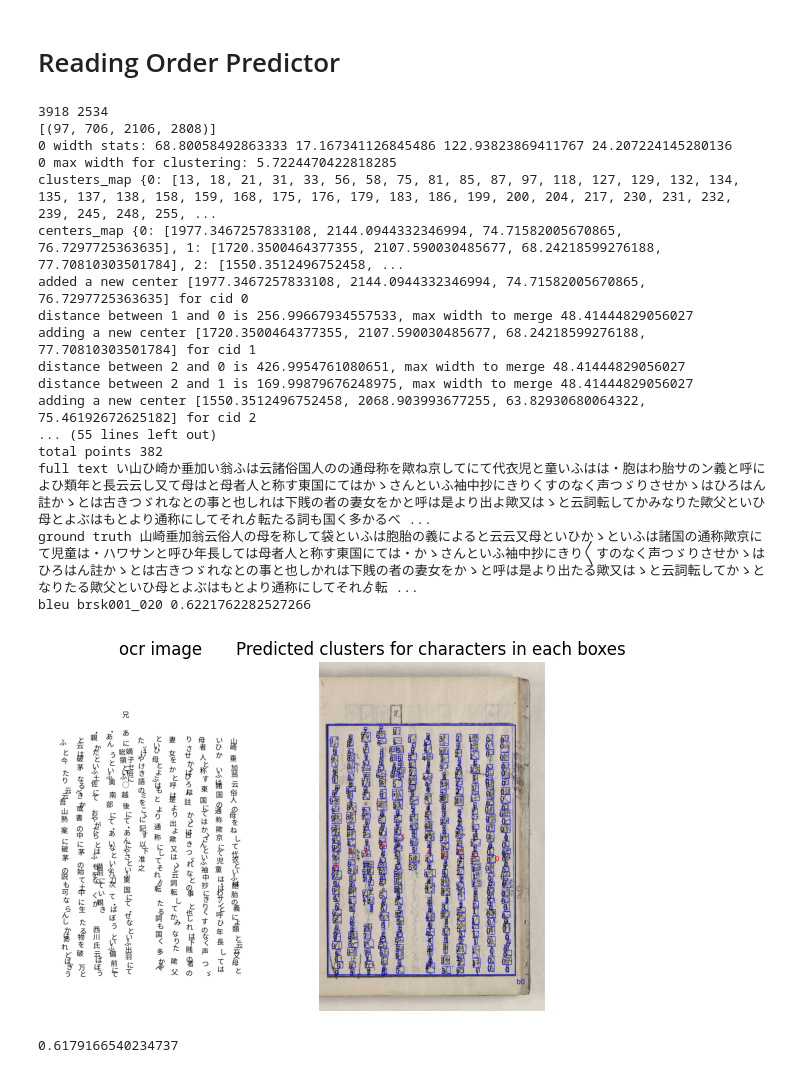
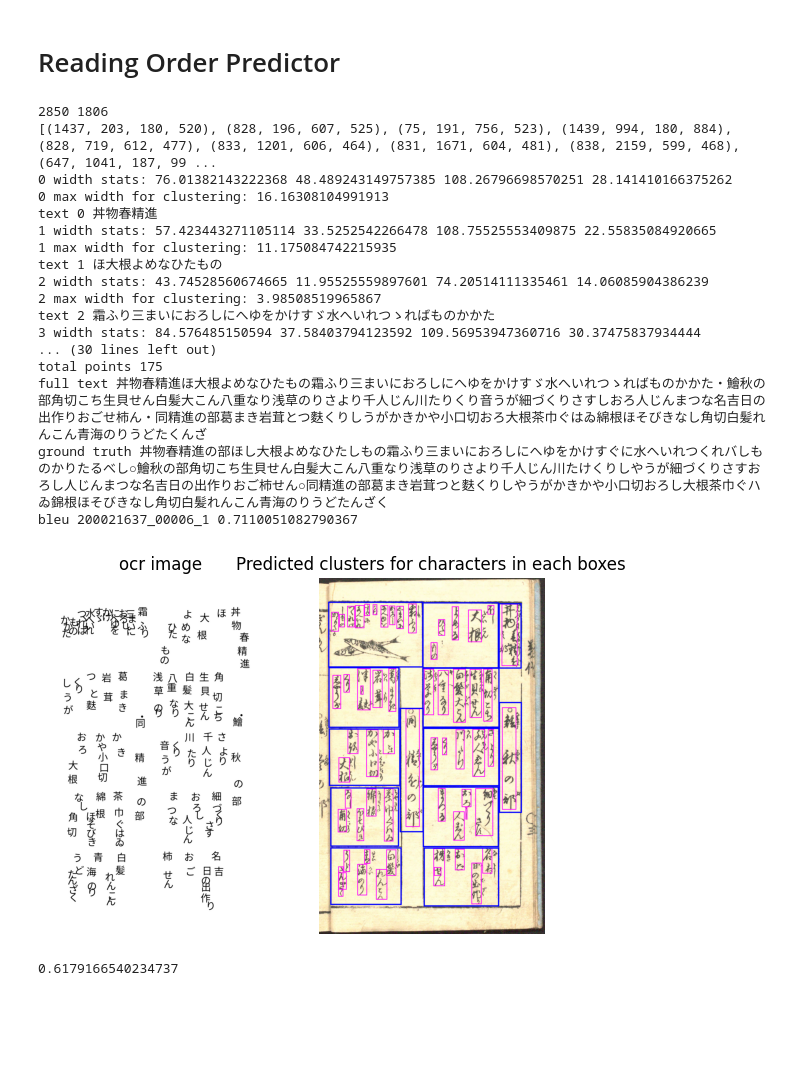
Before and after one commit to aumahesh-mids/kuzushiji-recognition, a Jupyter notebook: Reading Order Predictor.ipynb, the cells around one changed output. Drawn from its saved outputs; the diff is of its cells as text; code cells hidden in the pictures; blank space fills up the shorter version.

Commit message:
finetuned clustering

```diff
--- a/Reading Order Predictor.ipynb
+++ b/Reading Order Predictor.ipynb
@@ -311,6 +319,7 @@ class KuzushijiReadingOrderPredictor:
         ocr_filename, unicodes, bboxes = self._ocr(filename)
         if show_intermdiate_results:
             self.show_text_order_bboxes(filename, ocr_filename, text_order_bboxes)
+            self.show_ocr_bounding_bboxes(filename, bboxes, text_order_bboxes)
         text = self._cluster(filename, ocr_filename, text_order_bboxes, unicodes, bboxes)
         return text
 
@@ -341,7 +350,7 @@ class KuzushijiReadingOrderPredictor:
     def _save_ocr_image(self, orig_filename, unicodes, bboxes,
                         rewrite=True,
                         limit=-1):
-        ocr_file = os.path.join(self.save_folder, os.path.basename(orig_filename))
+        ocr_file = os.path.join(self.save_folder, 'ocr-{}'.format(os.path.basename(orig_filename)))
         if not rewrite and os.path.exists(ocr_file):
             return
         cv2img = cv2.imread(orig_filename)
@@ -357,6 +366,18 @@ class KuzushijiReadingOrderPredictor:
         cv2.imwrite(ocr_file, cv2ocr)
         pred_image.close()
         return ocr_file
+
+    def show_ocr_bounding_bboxes(self, filename, bboxes, text_order_bboxes):
+        bboxes_filename = os.path.join(self.save_folder, 'ocr-bbox-{}'.format(os.path.basename(filename)))
+        pred_img = Image.open(filename)
+        pred_draw = ImageDraw.Draw(pred_img)
+        for bbox in bboxes:
+            x, y, w, h = bbox
+            pred_draw.rectangle([(x, y), (w, h)], outline='green', width=5)
+        for bbox in text_order_bboxes:
+            x, y, w, h = bbox
+            pred_draw.rectangle([(x, y), (x + w, y + h)], outline='blue', width=10)
+        pred_img.save(bboxes_filename)
 
     def show_text_order_bboxes(self, orig_filename, ocr_filename, text_order_bboxes):
         plt.subplot(1, 2, 1)
@@ -397,13 +418,16 @@ def ordered_bboxes(bbox_dict):
 # filename = '/home/ec2-user/code/t-hanya/kuzushiji-recognition/data/new_images/image1.jpeg'
 # filename = '/home/ec2-user/code/restor-ai-tion/data/full/200021763/images/200021763_00016_1.jpg'
 # working below 2 lines
-# filename = '/home/ec2-user/code/restor-ai-tion/data/full/200021637/images/200021637_00006_1.jpg'
-# bbox_dict = {"1":"1430,198,188,524","2":"824,200,600,516","3":"81,195,747,517","4":"1437,981,180,959","5":"827,721,610,476","6":"830,1205,604,456","7":"837,1674,593,473","8":"841,2156,603,465","9":"648,1026,176,1102","10":"85,721,569,469","11":"85,1204,558,468","12":"93,1679,560,457","13":"96,2156,563,467"}
+filename = '/home/ec2-user/code/restor-ai-tion/data/full/200021637/images/200021637_00006_1.jpg'
+bbox_dict = {"1":"1437,203,180,520","2":"828,196,607,525","3":"75,191,756,523","4":"1439,994,180,884","5":"828,719,612,477","6":"833,1201,606,464","7":"831,1671,604,481","8":"838,2159,599,468","9":"647,1041,187,992","10":"77,715,564,482","11":"80,1206,568,456","12":"92,1678,545,470","13":"92,2158,566,457"}
 # bbox_dict = {"2":"829,200,608,513", "5":"822,715,615,480","6":"830,1204,609,461"}
 # bbox_dict = {"10":"74,719,577,468"}
 # filename = '/home/ec2-user/code/restor-ai-tion/data/full/200021637/images/200021637_00018_2.jpg'
-filename = '/home/ec2-user/code/restor-ai-tion/data/full/brsk00000/images/brsk001_020.jpg'
-bbox_dict = {"1":"97.9921875,706,2106,2808"}
+# filename = '/home/ec2-user/code/restor-ai-tion/data/full/brsk00000/images/brsk001_020.jpg'
+# # whole image
+# bbox_dict = {"1":"97.9921875,706,2106,2808"}
+# # column wise
+# bbox_dict = {"1":"2009.9921875,801,192,2703","2":"1831.9921875,807,166,2696","3":"1652.9921875,813,169,2694","4":"1495.9921875,806,154,2699","5":"1326.9921875,798,159,2706","6":"1145.9921875,788,166,2722","7":"985.9921875,783,144,1652","8":"792.9921875,712,184,2794","9":"628.9921875,722,149,2784","10":"457.9921875,709,157,2810","11":"264.9921875,775,191,2755","12":"99.9921875,792,160,2727"}
 # filename = '/home/ec2-user/code/restor-ai-tion/data/full/100241706/images/100241706_00002_2.jpg'
 # bbox_dict = {"1":"133.0008544921875,910.001220703125,1947.0125732421875,2716.017578125"}
 # working below 5 lines
@@ -412,51 +436,51 @@ bbox_dict = {"1":"97.9921875,706,2106,2808"}
 # bbox_dict = {"1":"2044.6380615234375,933.426025390625,194.4637451171875,2741.93896484375","2":"1769.6107177734375,925.0918579101562,194.4637451171875,2769.7196655273438","3":"1458.46875,927.8699340820312,230.5784912109375,2741.9389038085938","4":"1211.221923828125,925.0918579101562,197.2418212890625,2733.6049194335938","5":"936.1946411132812,916.7576904296875,183.35150146484375,2733.6048583984375","6":"669.50146484375,925.0918579101562,177.79547119140625,2730.8268432617188","7":"355.5814208984375,916.7576904296875,213.91009521484375,2728.0487060546875"}
 # # whole image as 1 bbox for 100241706_00003_1
 # bbox_dict = {"1":"322.0020751953125,890.0009765625,1981.0128173828125,2779.017822265625"}
 cv2img = cv2.imread(filename)
 n, m = cv2img.shape[0], cv2img.shape[1]
 print(n, m)
 
 # bbox_dict= {"1":"493,43,74,776","2":"410,43,71,772","3":"337,46,67,770","4":"267,44,62,772","5":"194,43,65,771","6":"119,48,66,762","7":"50,37,57,451"}
 # bbox_dict = {"1":"29.853092193603516,627.0526733398438,2486.3136558532715,1700.0095825195312","2":"29.853092193603516,2374.837646484375,2492.2855796813965,1387.478515625"}
 # bbox_dict = {"1":"1441.6787109375,210.78732299804688,178.2584228515625,512.6556091308594","2":"1445.5821533203125,1020.1065673828125,165.2469482421875,913.4117431640625","3":"848.3514404296875,206.8838653564453,564.701904296875,495.74058532714844","4":"835.33984375,723.4429321289062,590.7249755859375,452.80242919921875","5":"840.5444946289062,1200.96728515625,585.5203247070312,443.6943359375","6":"841.8456420898438,1675.889404296875,579.0145874023438,450.199951171875","7":"843.1467895507812,2156.01611328125,589.4238891601562,452.80224609375","8":"83.27149963378906,202.9803924560547,737.7556610107422,497.0417022705078","9":"660.9849243164062,1022.7088623046875,174.35491943359375,1087.7667236328125","10":"88.47612762451172,719.5394287109375,560.7984085083008,469.717529296875","11":"96.28306579589844,1208.7742919921875,538.6787261962891,444.9954833984375","12":"94.9819107055664,1679.7928466796875,551.6902694702148,454.1036376953125","13":"98.8853759765625,2158.618408203125,554.2926025390625,473.620849609375"}
 # bbox_dict = {"1":"1440.254638671875,206.63638305664062,177.707275390625,514.5245666503906","2":"832.74365234375,200.43728637695312,599.2454833984375,522.7900695800781","3":"76.45447540283203,192.1718292236328,745.9573287963867,518.6573333740234","4":"1448.52001953125,1018.7173461914062,167.37548828125,905.0673217773438","5":"828.6109008789062,723.2273559570312,611.6437377929688,466.99822998046875","6":"832.74365234375,1200.557373046875,607.510986328125,456.6663818359375","7":"834.8099975585938,1675.821044921875,595.1127319335938,458.732666015625","8":"841.0090942382812,2155.217529296875,590.9800415039062,462.865478515625","9":"650.9036254882812,1035.248291015625,177.707275390625,1000.1201171875","10":"76.45447540283203,721.1609497070312,570.3163986206055,477.33001708984375","11":"99.18447875976562,1206.7564697265625,545.5200500488281,464.931884765625","12":"99.18447875976562,1682.0201416015625,549.6528015136719,460.7991943359375","13":"99.18447875976562,2155.217529296875,557.9182434082031,466.998046875"}
 # bbox_dict = {"1":"99.18447875976562,2155.217529296875,557.9182434082031,466.998046875", "2":"832.74365234375,200.43728637695312,599.2454833984375,522.7900695800781"}
 # bbox_dict = {"1":"1549.0836181640625,911.7171630859375,196.7535400390625,2710.2110595703125","2":"1271.9659423828125,908.9459838867188,213.380615234375,2704.6687622070312","3":"1041.958251953125,917.259521484375,149.6435546875,2712.982177734375","4":"720.501708984375,914.4883422851562,188.44000244140625,2704.6686401367188","5":"460.0110778808594,917.259521484375,177.35531616210938,2707.439697265625","6":"152.4104461669922,911.7171630859375,238.3212127685547,2715.7532958984375"}
 
 # bbox_dict = {"1":"2044.6380615234375,933.426025390625,194.4637451171875,2741.93896484375", "2":"1769.6107177734375,925.0918579101562,194.4637451171875,2769.7196655273438"}
 # bbox_dict = {"1":"2044.6380615234375,933.426025390625,194.4637451171875,2741.93896484375"}
 # user_bboxes = [(10, 0, 2565, 2250), (10, 2300, 2565, 2163)]
 user_bboxes = ordered_bboxes(bbox_dict)
 print(user_bboxes)
 text = predictor.predict(filename, user_bboxes)
 print('full text', text)
 scorer = TextScorer()
 image_name = os.path.basename(filename).replace('.jpg', '')
 if scorer.has_ground_truth(image_name):
     print('ground truth', scorer.get_ground_truth(image_name))
     score = scorer.eval(image_name, text)
     print('bleu', image_name, score)
 else:
     print('image {} does not have ground truth'.format(image_name))
 # %% [output]
-3918 2534
-[(97, 706, 2106, 2808)]
-0 width stats: 68.80058492863333 17.167341126845486 122.93823869411767 24.207224145280136
-0 max width for clustering: 5.7224470422818285
-clusters_map {0: [13, 18, 21, 31, 33, 56, 58, 75, 81, 85, 87, 97, 118, 127, 129, 132, 134, 135, 137, 138, 158, 159, 168, 175, 176, 179, 183, 186, 199, 200, 204, 217, 230, 231, 232, 239, 245, 248, 255, ...
-centers_map {0: [1977.3467257833108, 2144.0944332346994, 74.71582005670865, 76.7297725363635], 1: [1720.3500464377355, 2107.590030485677, 68.24218599276188, 77.70810303501784], 2: [1550.3512496752458, ...
-added a new center [1977.3467257833108, 2144.0944332346994, 74.71582005670865, 76.7297725363635] for cid 0
-distance between 1 and 0 is 256.99667934557533, max width to merge 48.41444829056027
-adding a new center [1720.3500464377355, 2107.590030485677, 68.24218599276188, 77.70810303501784] for cid 1
-distance between 2 and 0 is 426.9954761080651, max width to merge 48.41444829056027
-distance between 2 and 1 is 169.99879676248975, max width to merge 48.41444829056027
-adding a new center [1550.3512496752458, 2068.903993677255, 63.82930680064322, 75.46192672625182] for cid 2
-... (55 lines left out)
-total points 382
-full text い山ひ崎か垂加い翁ふは云諸俗国人のの通母称を歟ね京してにて代衣児と童いふはは・胞はわ胎サのン義と呼によひ類年と長云云し又て母はと母者人と称す東国にてはかゝさんといふ袖中抄にきりくすのなく声つゞりさせかゝはひろはん註かゝとは古きつゞれなとの事と也しれは下賎の者の妻女をかと呼は是より出よ歟又はゝと云詞転してかみなりた歟父といひ母とよぶはもとより通称にしてそれゟ転たる詞も国く多かるべ ...
-ground truth 山崎垂加翁云俗人の母を称して袋といふは胞胎の義によると云云又母といひかゝといふは諸国の通称歟京にて児童は・ハワサンと呼ひ年長しては母者人と称す東国にては・かゝさんといふ袖中抄にきり〱すのなく声つゞりさせかゝはひろはん註かゝとは古きつゞれなとの事と也しかれは下賎の者の妻女をかゝと呼は是より出たる歟又はゝと云詞転してかゝとなりたる歟父といひ母とよぶはもとより通称にしてそれゟ転 ...
-bleu brsk001_020 0.6221762282527266
+2850 1806
+[(1437, 203, 180, 520), (828, 196, 607, 525), (75, 191, 756, 523), (1439, 994, 180, 884), (828, 719, 612, 477), (833, 1201, 606, 464), (831, 1671, 604, 481), (838, 2159, 599, 468), (647, 1041, 187, 99 ...
+0 width stats: 76.01382143222368 48.489243149757385 108.26796698570251 28.141410166375262
+0 max width for clustering: 16.16308104991913
+text 0 丼物春精進
+1 width stats: 57.423443271105114 33.5252542266478 108.75525553409875 22.55835084920665
+1 max width for clustering: 11.175084742215935
+text 1 ほ大根よめなひたもの
+2 width stats: 43.74528560674665 11.95525559897601 74.20514111335461 14.06085904386239
+2 max width for clustering: 3.98508519965867
+text 2 霜ふり三まいにおろしにへゆをかけすゞ水へいれつゝればものかかた
+3 width stats: 84.576485150594 37.58403794123592 109.56953947360716 30.37475837934444
+... (30 lines left out)
+total points 175
+full text 丼物春精進ほ大根よめなひたもの霜ふり三まいにおろしにへゆをかけすゞ水へいれつゝればものかかた・鱠秋の部角切こち生貝せん白髪大こん八重なり浅草のりさより千人じん川たりくり音うが細づくりさすしおろ人じんまつな名吉日の出作りおごせ柿ん・同精進の部葛まき岩茸とつ麩くりしうがかきかや小口切おろ大根茶巾ぐはゐ綿根ほそびきなし角切白髪れんこん青海のりうどたくんざ
+ground truth 丼物春精進の部ほし大根よめなひたしもの霜ふり三まいにおろしにへゆをかけすぐに水へいれつくれバしものかりたるべし○鱠秋の部角切こち生貝せん白髪大こん八重なり浅草のりさより千人じん川たけくりしやうが細づくりさすおろし人じんまつな名吉日の出作りおご柿せん○同精進の部葛まき岩茸つと麩くりしやうがかきかや小口切おろし大根茶巾ぐハゐ錦根ほそびきなし角切白髪れんこん青海のりうどたんざく
+bleu 200021637_00006_1 0.7110051082790367
-[figure, old version]
+[figure, new version]
 # %%
 fixed_text = 'い山ひ崎か垂加い翁ふは、云諸俗国人のの通母称を歟ね京してにて代衣児と童いふはは・胞はわ胎サのン義と呼によひ類年と長云云し、又て母はと母者人と称す東国にてはかゝさんといふ袖中抄にきりくすのなく声つゞりさせかゝはひろはん。註かゝとは古きつゞれなとの事と也しれは下賎の者の妻女をかと呼は是より出よ歟又はゝと云詞転してかみなりた歟父といひ母とよぶはもとより通称にしてそれゟ転たる詞も国く多かるべ、あたにゞ嫡けや子けセ俗きに語○の越ミを後こにゝにて・記あすん以に下やさ准と之いふ東国にて・せなといふ出羽にて・あん総う領とといいふふ奥南部にて・あいなといふ九刀次て・ばぼうといふ備前にて・親かたといふ土佐にておやがたちとはふ備も前をなにていく親かき西川氏云ばぼうと云は破茅なるべきか或書の中に茅の始て土中に生たる物を破万とふと今たり云云吾山熟案に破茅の説も可ならんしかはあれどばぎう'
 scorer.eval('brsk001_020', fixed_text)
```
Also changed, not shown: parts of 1 cell of this notebook.
